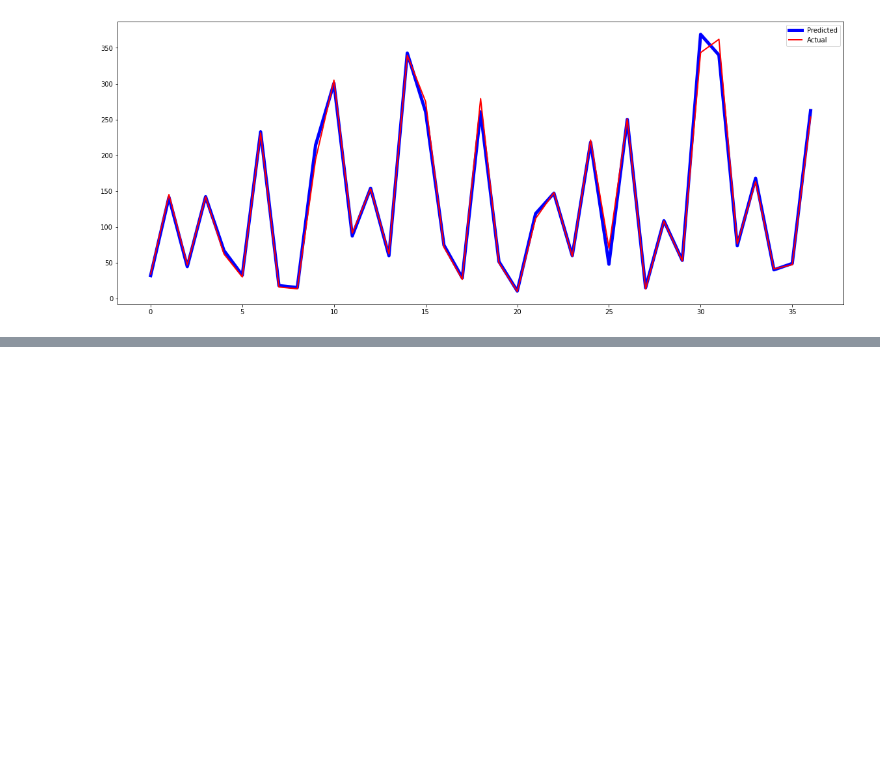
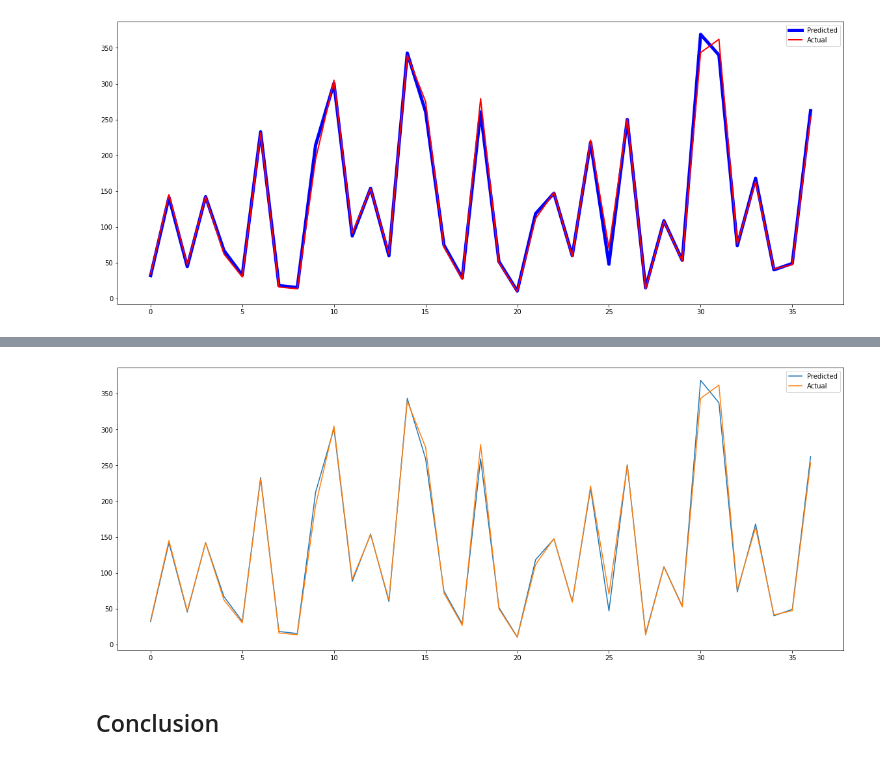
Before and after one commit to Shyam-S-Mishra/Shyam-S-Mishra-Supervised_ML_Capstone_Project_Regression, a Jupyter notebook: Shyam_Shubham_Mishra_Supervised_ML_Capstone_Project_Regression.ipynb, the cells around one changed output, grey strips where cells are left out. Saved outputs shown, nothing was run; the diff lists cells and outputs as text; code cells hidden in the pictures; blank space fills up the shorter version.

```diff
--- a/Shyam_Shubham_Mishra_Supervised_ML_Capstone_Project_Regression.ipynb
+++ b/Shyam_Shubham_Mishra_Supervised_ML_Capstone_Project_Regression.ipynb
@@ -536,0 +731,4 @@ plt.show()
+# %%
+# prediction of the testing dataset by cross validation method
+
+y_pred_elastic_cross = elastic_regressor.predict(x_test)
@@ -536,0 +750,13 @@ plt.show()
+# %%
+# Visualization of the actual values vs predicted values
+
+plt.figure(figsize=(20,8))
+plt.plot(y_pred_elastic_cross)
+plt.plot(np.array(y_test))
+plt.legend(["Predicted","Actual"])
+plt.show()
+# %% [output]
+[figure, added]
+# %% [markdown]
+>
+## Conclusion
```
Also changed, not shown: parts of 26 cells of this notebook.
